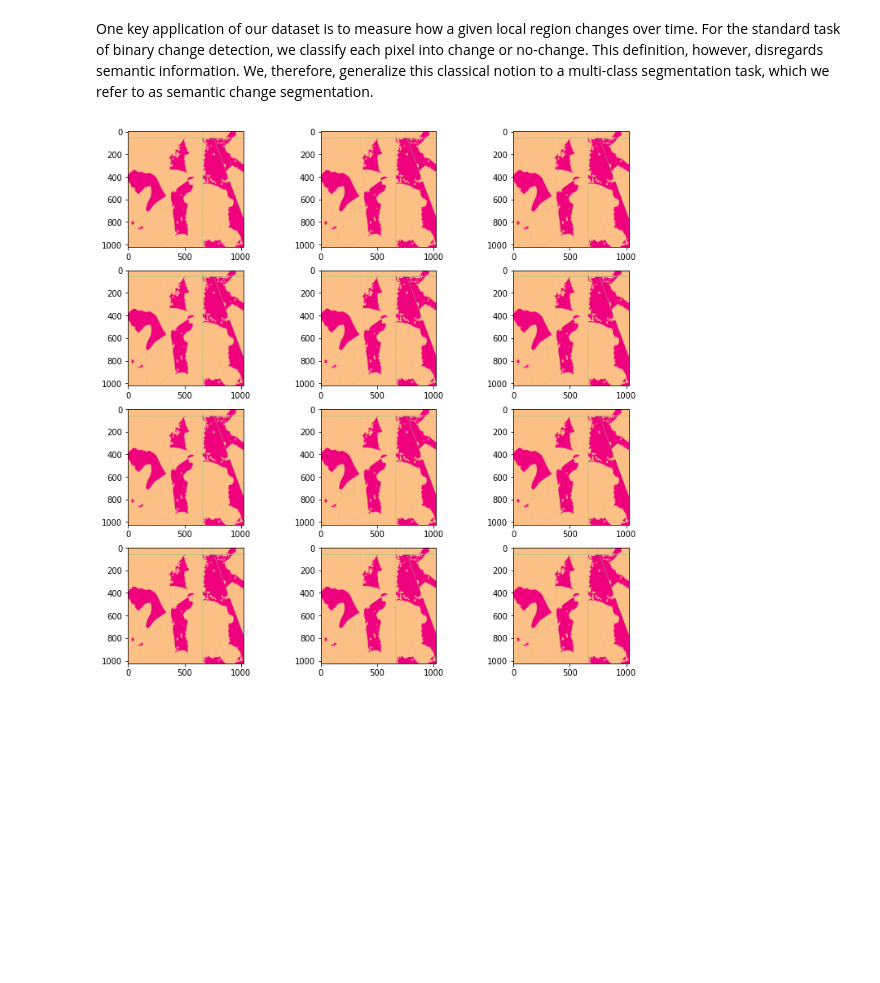
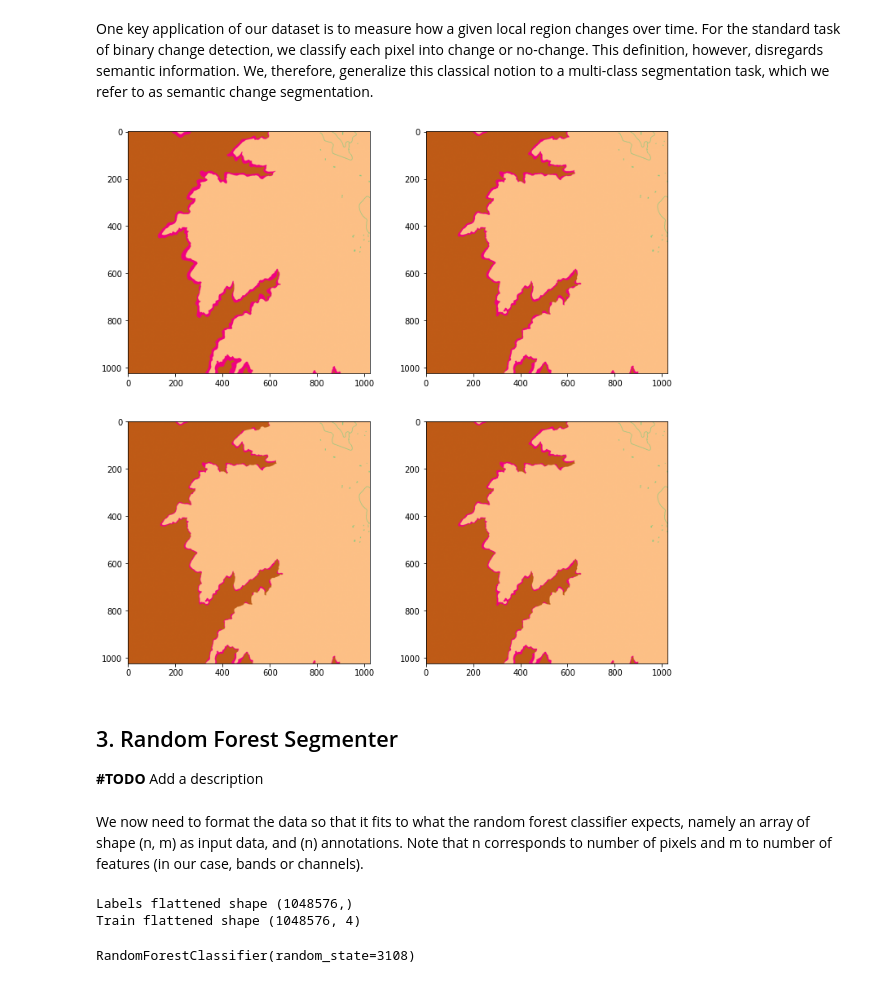
Before and after one commit to acamero/data-science-eo-segmentation, a Jupyter notebook: segmentation.ipynb, the cells around one changed output. Drawn from its saved outputs; the diff is of its cells as text; code cells hidden in the pictures; blank space fills up the shorter version.

Commit message:
random forest

```diff
--- a/segmentation.ipynb
+++ b/segmentation.ipynb
@@ -147,12 +170,11 @@ plt.show()
 One key application of our dataset is to measure how a given local region changes over time. For the standard task of binary change detection, we classify each pixel into change or no-change. This definition, however, disregards semantic information. We, therefore, generalize this classical notion to a multi-class segmentation task, which we refer to as semantic change segmentation.
 # %%
 fig=plt.figure(figsize=(12, 12))
-#for i in range(labels_test.shape[0]):
-for i in range(12):
-    fig.add_subplot(4, 3, i+1)
-    #plt.imshow(labels2rgb(labels_test[i]), cmap=color_map)
-    plt.imshow(Zs[i], cmap=color_map)
+
+for i in range(2,6):
+    fig.add_subplot(2, 2, i-1)
+    plt.imshow(labels2rgb(labels_train[i]), cmap=color_map)
 
 plt.show()
 # %% [output]
-[figure, old version]
+[figure, new version]
@@ -162,0 +181,4 @@ for i in range(labels_train.shape[0]):
+# %% [markdown]
+## 3. Random Forest Segmenter
+
+**#TODO** Add a description
@@ -162,0 +195,18 @@ for i in range(labels_train.shape[0]):
+# %% [markdown]
+We now need to format the data so that it fits to what the random forest classifier expects, namely an array of shape (n, m) as input data, and (n) annotations. Note that n corresponds to number of pixels and m to number of features (in our case, bands or channels).
+# %%
+y = np.reshape(labels_train_int[0],
+                                   (reduce(lambda x, y: x*y, labels_train_int[0].shape)))
+print("Labels flattened shape", y.shape)
+
+X = np.reshape(planet_train[0], (reduce(lambda x, y: x*y, planet_train[0].shape[:-1]),
+                                              reduce(lambda x, y: x*y, planet_train[0].shape[-1:])))
+print("Train flattened shape", X.shape)
+# %% [output]
+Labels flattened shape (1048576,)
+Train flattened shape (1048576, 4)
+# %%
+rfc = RandomForestClassifier(random_state=3108)
+rfc.fit(X, y)
+# %% [output]
+RandomForestClassifier(random_state=3108)
```
Also changed, not shown: parts of 8 cells of this notebook.
